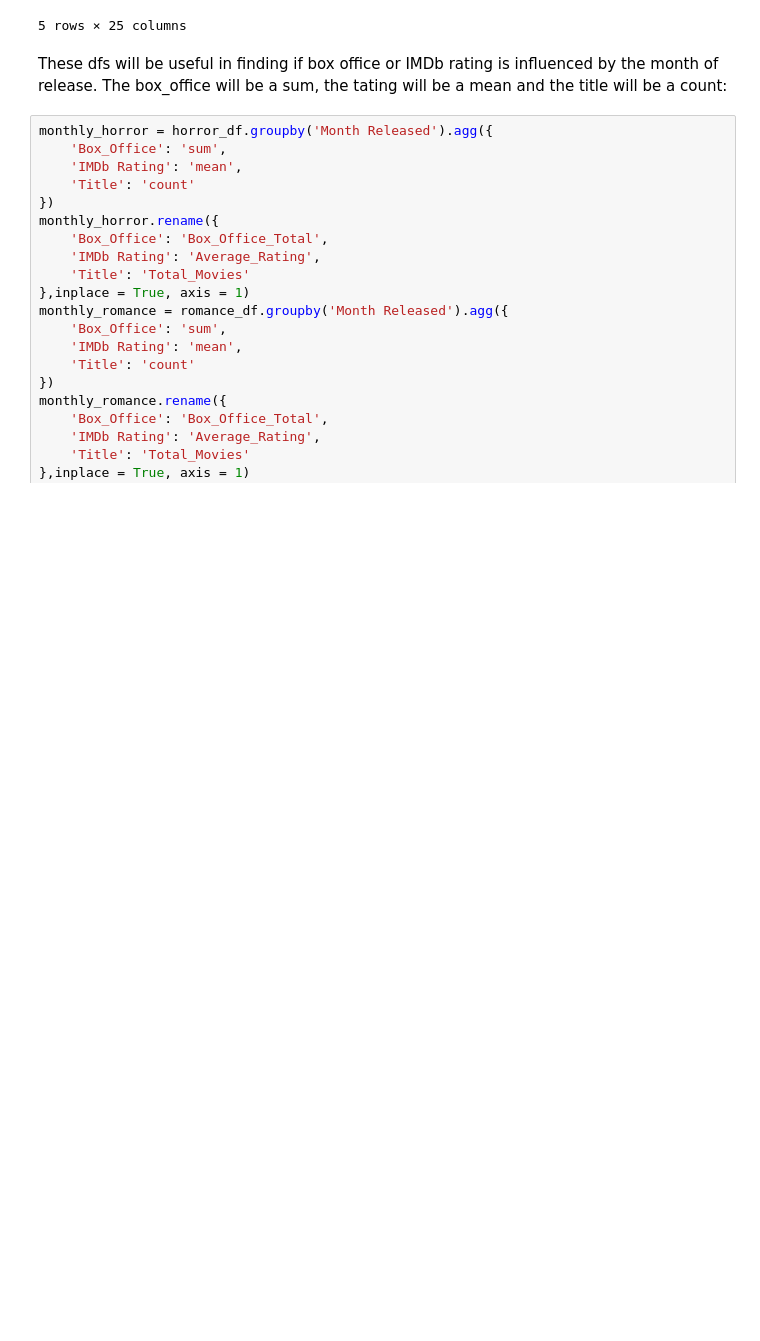
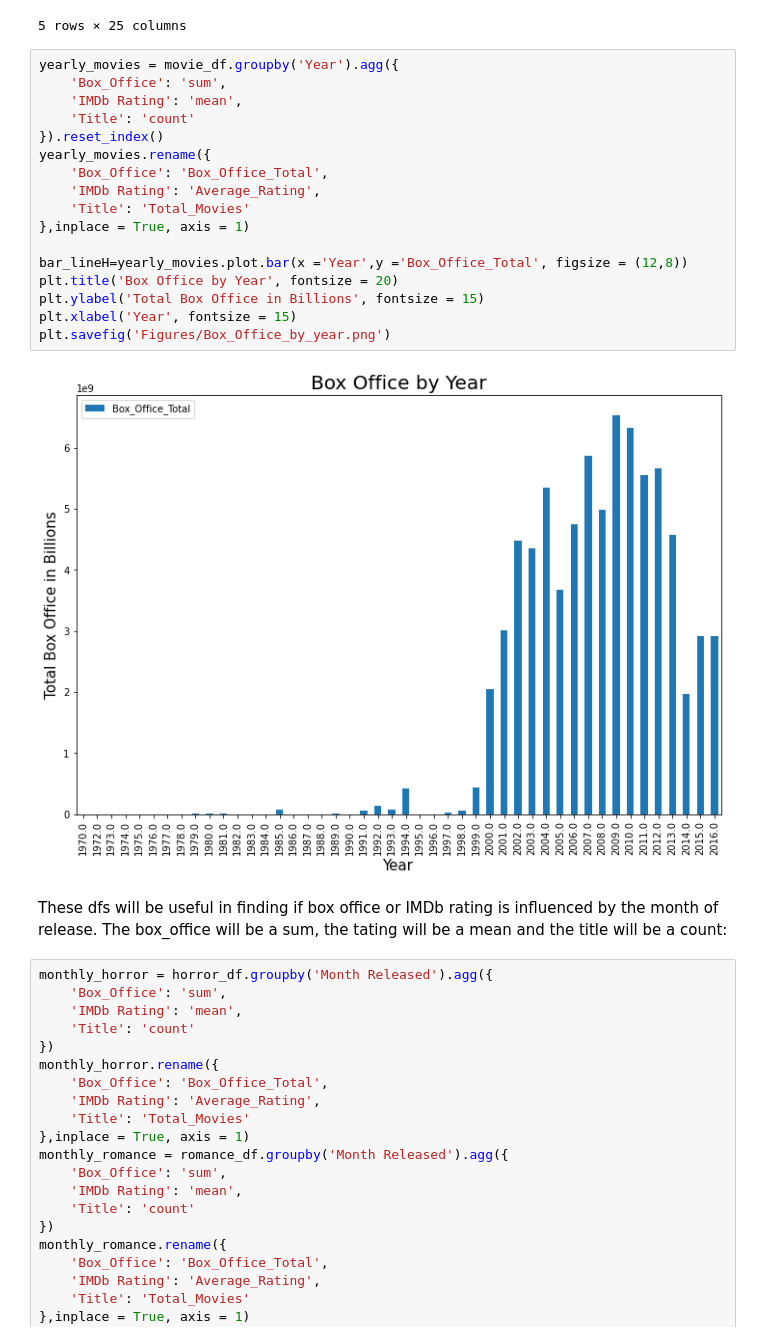
Before and after one commit to Lweston75/Project-One, a Jupyter notebook: movie_graphs.ipynb, the cells around one changed output. Cells and saved outputs as stored; diff of their text form; blank space fills up the shorter version.

```diff
--- a/movie_graphs.ipynb
+++ b/movie_graphs.ipynb
@@ -48,6 +57,25 @@ sciFi_df.head()
 | 48 | tt0069895 | The Crazies | https://www.imdb.com/title/tt0069... | movie | 6.1 | 103.0 | 1973.0 | ['Action', ' Horror', ' Sci-Fi'] | 11011.0 | ... |
 | 51 | tt0069945 | Dark Star | https://www.imdb.com/title/tt0069... | movie | 6.3 | 83.0 | 1974.0 | ['Comedy', ' Sci-Fi'] | 21782.0 | ... |
 5 rows × 25 columns
+# %%
+yearly_movies = movie_df.groupby('Year').agg({
+    'Box_Office': 'sum',
+    'IMDb Rating': 'mean',
+    'Title': 'count'
+}).reset_index()
+yearly_movies.rename({
+    'Box_Office': 'Box_Office_Total',
+    'IMDb Rating': 'Average_Rating',
+    'Title': 'Total_Movies'
+},inplace = True, axis = 1)
+
+bar_lineH=yearly_movies.plot.bar(x ='Year',y ='Box_Office_Total', figsize = (12,8))
+plt.title('Box Office by Year', fontsize = 20)
+plt.ylabel('Total Box Office in Billions', fontsize = 15)
+plt.xlabel('Year', fontsize = 15)
+plt.savefig('Figures/Box_Office_by_year.png')
+# %% [output]
+[figure, added]
 # %% [markdown]
 These dfs will be useful in finding if box office or IMDb rating is influenced by the month of release.  The box_office will be a sum, the tating will be a mean and the title will be a count:
 # %%
```
Also changed, not shown: parts of 24 cells of this notebook, 1 other file.
